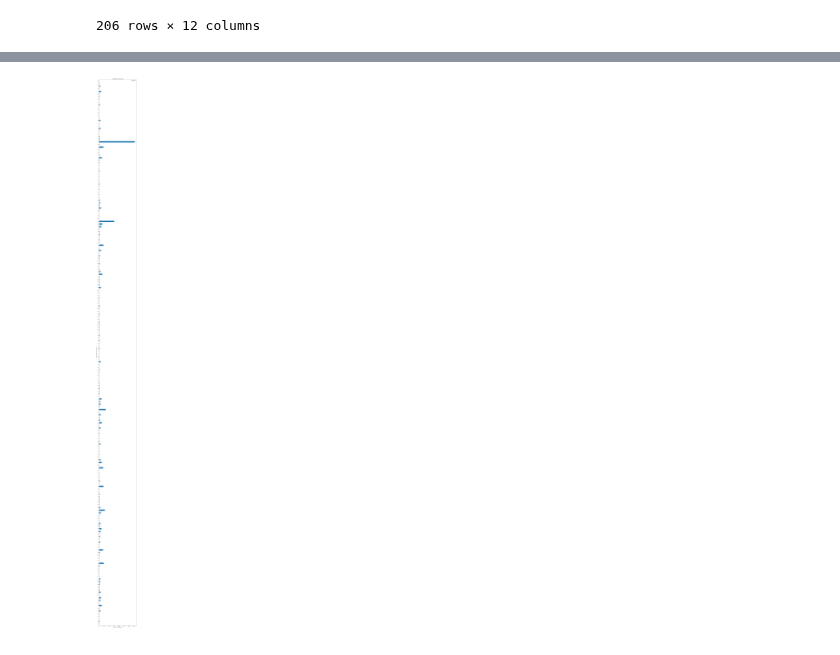
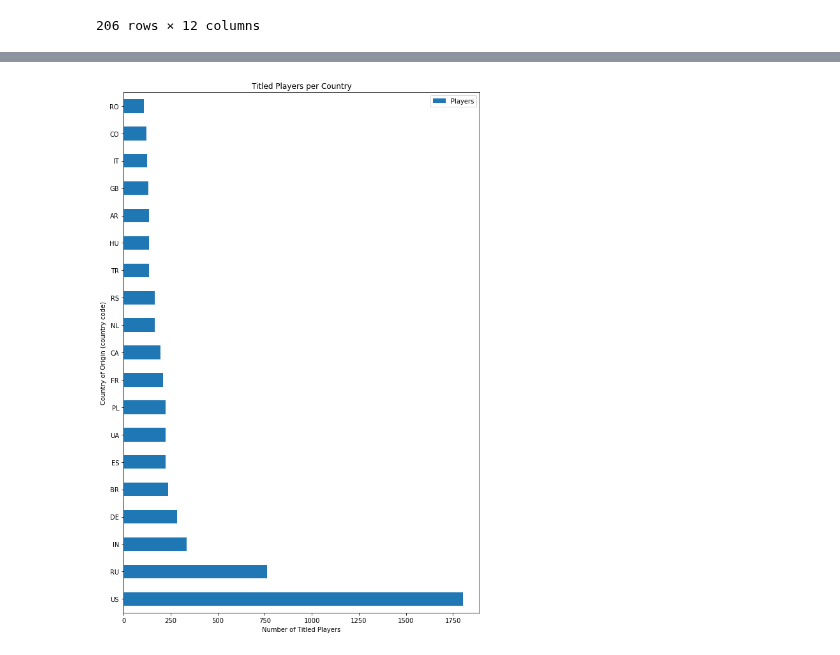
Before and after one commit to melissamonroe/who-plays-chess, a Jupyter notebook: titled_players_data.ipynb, the cells around one changed output, grey strips where cells are left out. Saved outputs shown, nothing was run; the diff lists cells and outputs as text; code cells hidden in the pictures.

Commit message:
sorted graphs

```diff
--- a/titled_players_data.ipynb
+++ b/titled_players_data.ipynb
@@ -176,0 +160,8 @@ Name: username, Length: 206, dtype: int64
+# %%
+country_count = country_count_titled_df["username"]
+country_count.sort_values(ascending=False)
+country_count_dropped = country_count_titled_df.loc[country_count_titled_df['username'] >= 100]
+country_count_dropped_sorted = country_count_dropped.sort_values(by='username', ascending=False)
+country_count_dropped_sorted
+country_count = country_count_dropped_sorted["username"]
+country_count
@@ -177,10 +186,10 @@ Name: username, Length: 206, dtype: int64
 # %%
-country_count.plot.barh(figsize=(10, 150))
+country_count.plot.barh(figsize=(10, 15))
 plt.ylabel("Country of Origin (country code)")
 plt.xlabel("Number of Titled Players")
 plt.title("Titled Players per Country")
 plt.legend(["Players"])
 plt.savefig('figures/titled_players_per_country.png', dpi=300, bbox_inches='tight')
 plt.show()
 # %% [output]
-[figure, old version]
+[figure, new version]
```
Also changed, not shown: parts of 2 cells of this notebook, 3 other files.
